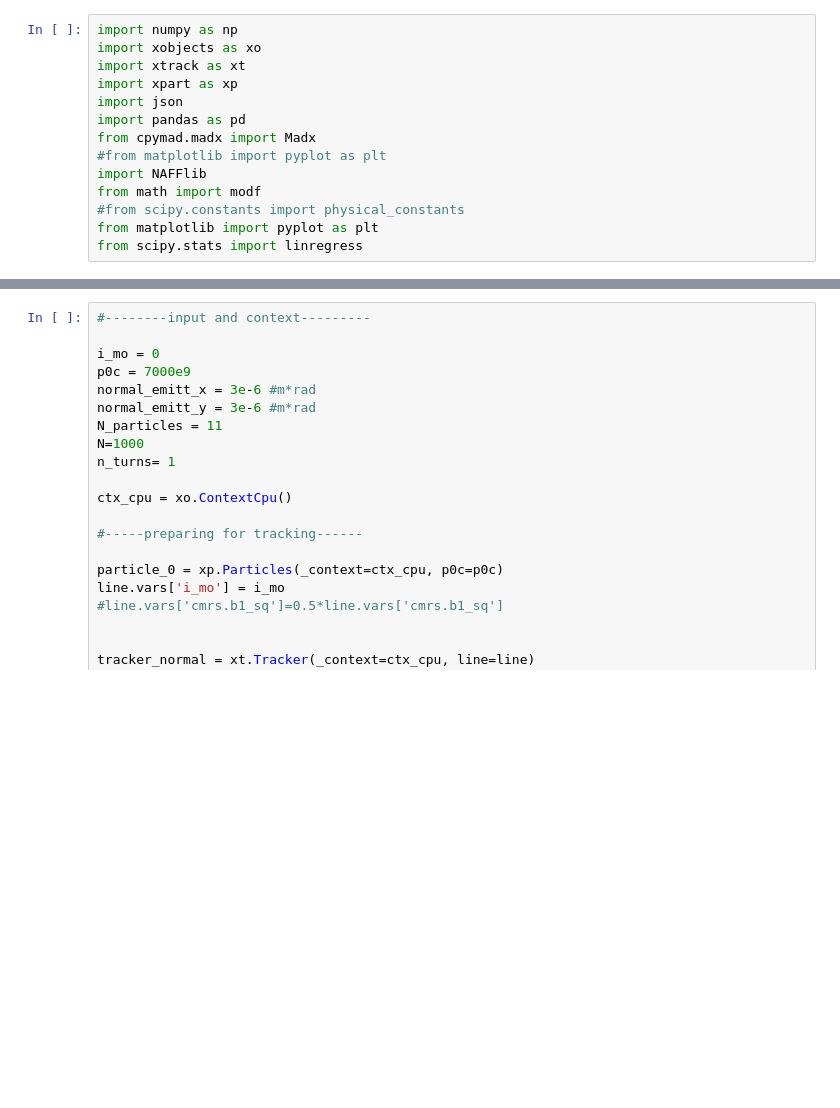
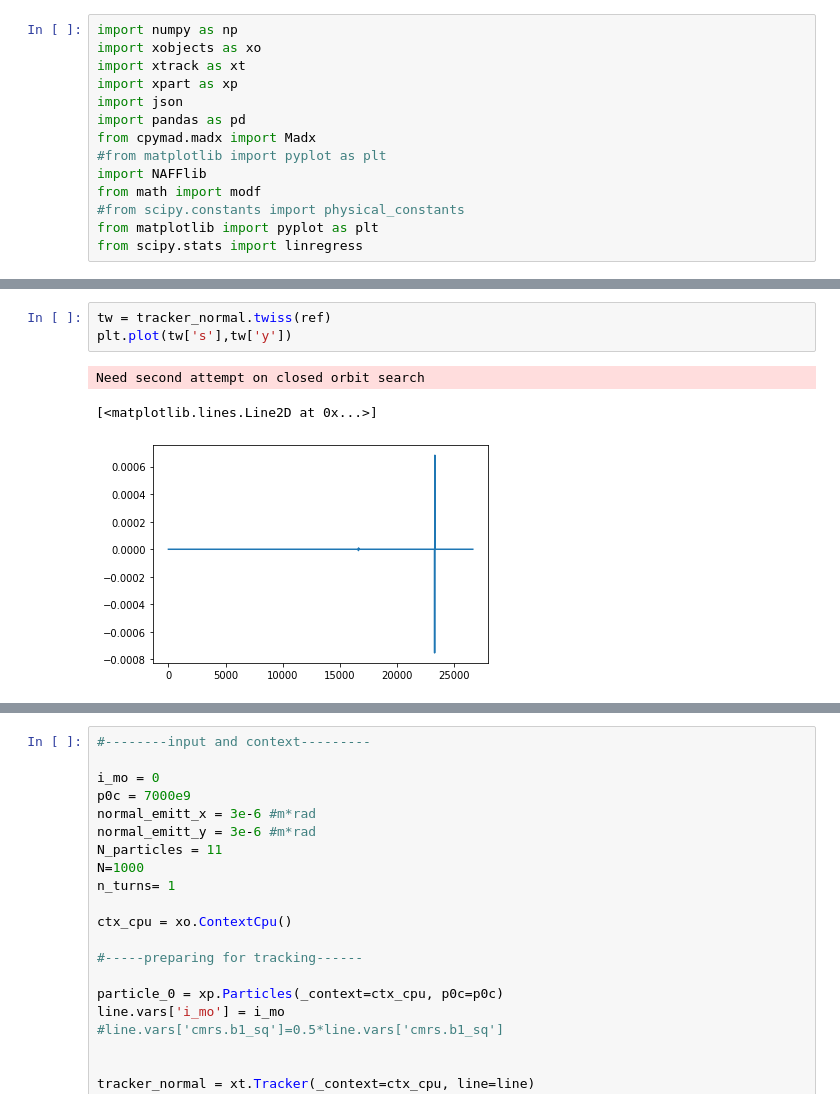
Before and after one commit to andreafornara/git_postprocessing, a Jupyter notebook: Atomic_HL.ipynb, the cells around one changed output, grey strips where cells are left out. Cells and saved outputs as stored; diff of their text form; blank space fills up the shorter version.

```diff
--- a/Atomic_HL.ipynb
+++ b/Atomic_HL.ipynb
@@ -247,0 +263,7 @@ Total dqx (no dimension) = ang_coeff ($m^{-1}$) * jx ( m ) -> no dimension = no
+# %%
+tw = tracker_normal.twiss(ref)
+plt.plot(tw['s'],tw['y'])
+# %% [output]
+Need second attempt on closed orbit search
+[<matplotlib.lines.Line2D at 0x...>]
+[figure, added]
```
Also changed, not shown: parts of 14 cells of this notebook, 3 other files.
